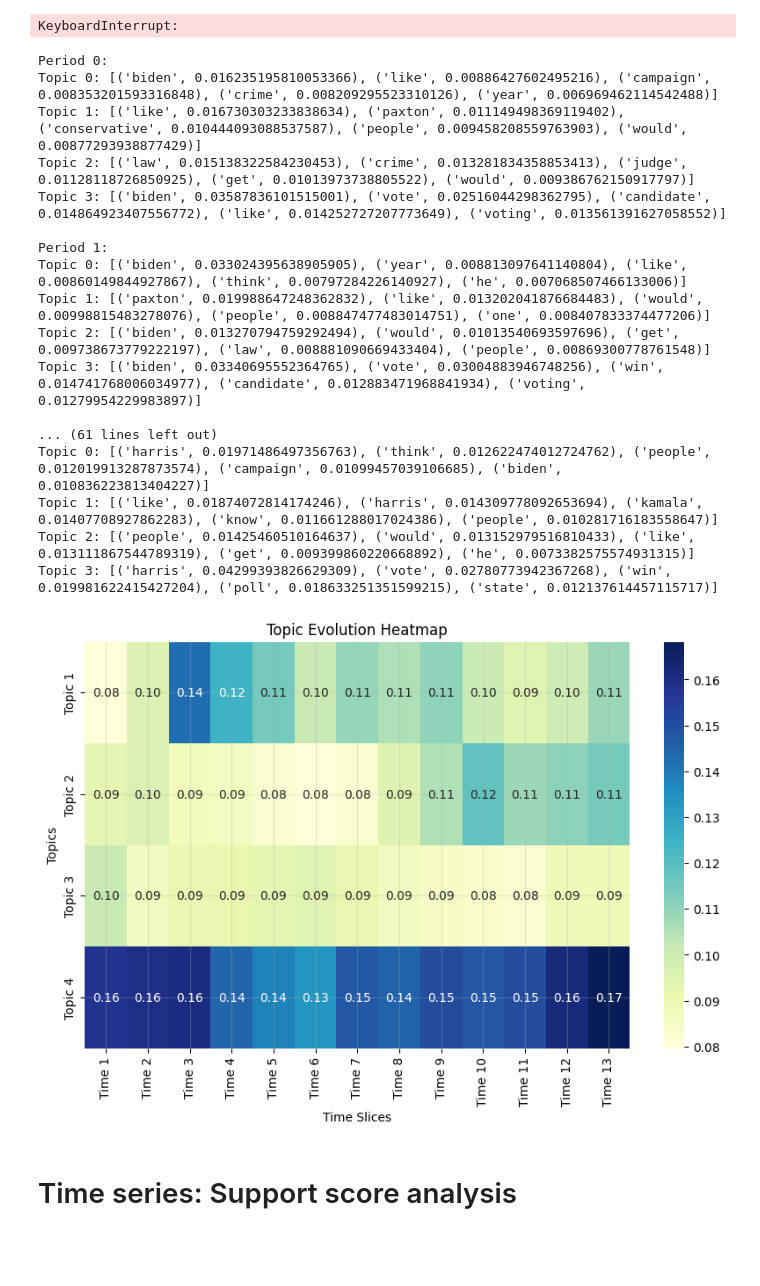
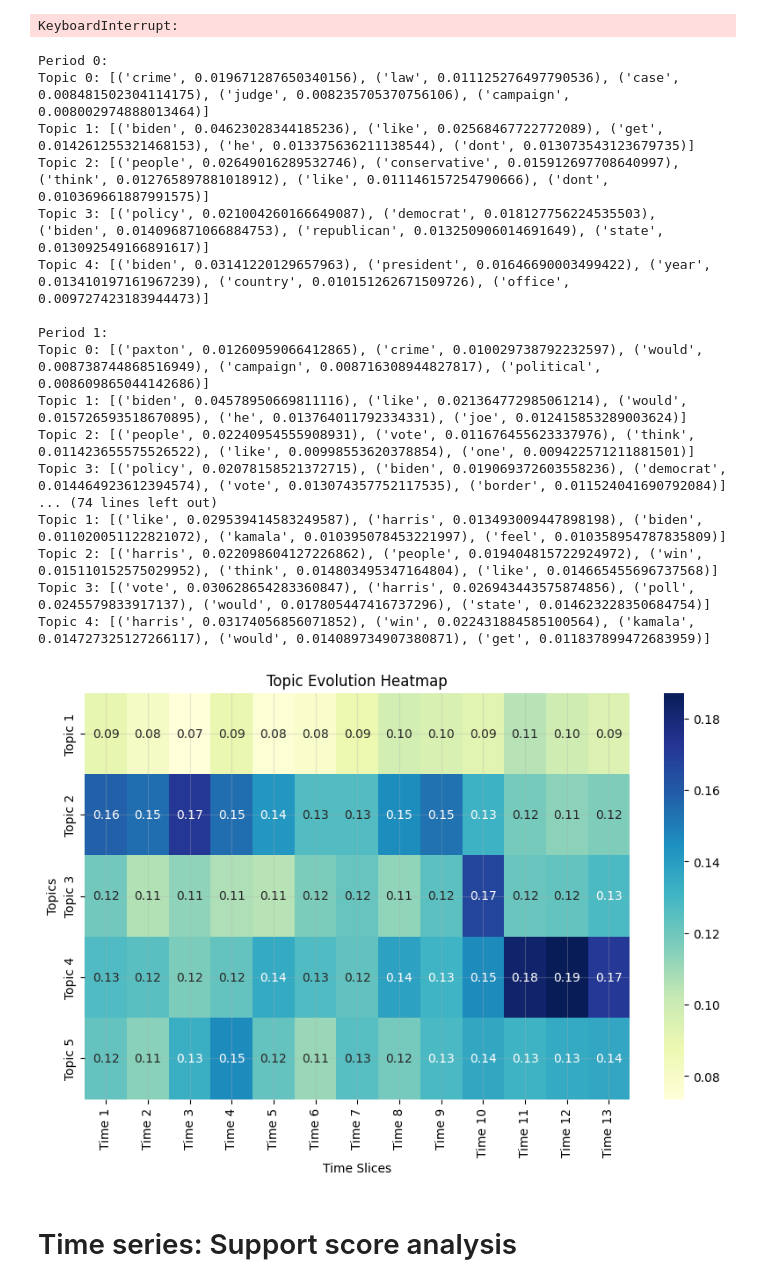
Before and after one commit to bnvulpe/votecore, a Jupyter notebook: scripts/data_mining.ipynb, the cells around one changed output. Drawn from its saved outputs; the diff is of its cells as text; code cells hidden in the pictures; blank space fills up the shorter version.

Commit message:
updated interpretation and topic output

```diff
--- a/scripts/data_mining.ipynb
+++ b/scripts/data_mining.ipynb
@@ -353,3 +334,6 @@ dtm = LdaSeqModel(
+# %%
+# load model
+dtm = LdaSeqModel.load('./dtm_model_5topics_0_100chanin_biweekly')
 # %%
 def print_topic_evolution(model, periods=None):
     """
@@ -366,22 +350,22 @@ def print_topic_evolution(model, periods=None):
 print_topic_evolution(dtm)
 # %% [output]
 Period 0:
-Topic 0: [('biden', 0.016235195810053366), ('like', 0.00886427602495216), ('campaign', 0.008353201593316848), ('crime', 0.008209295523310126), ('year', 0.006969462114542488)]
-Topic 1: [('like', 0.016730303233838634), ('paxton', 0.011149498369119402), ('conservative', 0.010444093088537587), ('people', 0.009458208559763903), ('would', 0.00877293938877429)]
-Topic 2: [('law', 0.015138322584230453), ('crime', 0.013281834358853413), ('judge', 0.01128118726850925), ('get', 0.01013973738805522), ('would', 0.009386762150917797)]
-Topic 3: [('biden', 0.03587836101515001), ('vote', 0.02516044298362795), ('candidate', 0.014864923407556772), ('like', 0.014252727207773649), ('voting', 0.013561391627058552)]
+Topic 0: [('crime', 0.019671287650340156), ('law', 0.011125276497790536), ('case', 0.008481502304114175), ('judge', 0.008235705370756106), ('campaign', 0.008002974888013464)]
+Topic 1: [('biden', 0.04623028344185236), ('like', 0.02568467722772089), ('get', 0.014261255321468153), ('he', 0.013375636211138544), ('dont', 0.013073543123679735)]
+Topic 2: [('people', 0.02649016289532746), ('conservative', 0.015912697708640997), ('think', 0.012765897881018912), ('like', 0.011146157254790666), ('dont', 0.010369661887991575)]
+Topic 3: [('policy', 0.021004260166649087), ('democrat', 0.018127756224535503), ('biden', 0.014096871066884753), ('republican', 0.013250906014691649), ('state', 0.013092549166891617)]
+Topic 4: [('biden', 0.03141220129657963), ('president', 0.01646690003499422), ('year', 0.013410197161967239), ('country', 0.010151262671509726), ('office', 0.009727423183944473)]
 
 Period 1:
-Topic 0: [('biden', 0.033024395638905905), ('year', 0.008813097641140804), ('like', 0.00860149844927867), ('think', 0.00797284226140927), ('he', 0.007068507466133006)]
-Topic 1: [('paxton', 0.019988647248362832), ('like', 0.013202041876684483), ('would', 0.00998815483278076), ('people', 0.008847477483014751), ('one', 0.008407833374477206)]
-Topic 2: [('biden', 0.013270794759292494), ('would', 0.01013540693597696), ('get', 0.009738673779222197), ('law', 0.008881090669433404), ('people', 0.00869300778761548)]
-Topic 3: [('biden', 0.03340695552364765), ('vote', 0.03004883946748256), ('win', 0.014741768006034977), ('candidate', 0.012883471968841934), ('voting', 0.01279954229983897)]
-
-... (61 lines left out)
-Topic 0: [('harris', 0.01971486497356763), ('think', 0.012622474012724762), ('people', 0.012019913287873574), ('campaign', 0.01099457039106685), ('biden', 0.010836223813404227)]
-Topic 1: [('like', 0.01874072814174246), ('harris', 0.014309778092653694), ('kamala', 0.01407708927862283), ('know', 0.011661288017024386), ('people', 0.010281716183558647)]
-Topic 2: [('people', 0.01425460510164637), ('would', 0.013152979516810433), ('like', 0.013111867544789319), ('get', 0.009399860220668892), ('he', 0.0073382575574931315)]
-Topic 3: [('harris', 0.04299393826629309), ('vote', 0.02780773942367268), ('win', 0.019981622415427204), ('poll', 0.018633251351599215), ('state', 0.012137614457115717)]
+Topic 0: [('paxton', 0.01260959066412865), ('crime', 0.010029738792232597), ('would', 0.008738744868516949), ('campaign', 0.008716308944827817), ('political', 0.008609865044142686)]
+Topic 1: [('biden', 0.04578950669811116), ('like', 0.021364772985061214), ('would', 0.015726593518670895), ('he', 0.013764011792334331), ('joe', 0.012415853289003624)]
+Topic 2: [('people', 0.02240954555908931), ('vote', 0.011676455623337976), ('think', 0.011423655575526522), ('like', 0.00998553620378854), ('one', 0.009422571211881501)]
+Topic 3: [('policy', 0.02078158521372715), ('biden', 0.019069372603558236), ('democrat', 0.014464923612394574), ('vote', 0.013074357752117535), ('border', 0.011524041690792084)]
+... (74 lines left out)
+Topic 1: [('like', 0.029539414583249587), ('harris', 0.013493009447898198), ('biden', 0.011020051122821072), ('kamala', 0.010395078453221997), ('feel', 0.010358954787835809)]
+Topic 2: [('harris', 0.022098604127226862), ('people', 0.019404815722924972), ('win', 0.015110152575029952), ('think', 0.014803495347164804), ('like', 0.014665455696737568)]
+Topic 3: [('vote', 0.030628654283360847), ('harris', 0.026943443575874856), ('poll', 0.0245579833917137), ('would', 0.017805447416737296), ('state', 0.014623228350684754)]
+Topic 4: [('harris', 0.03174056856071852), ('win', 0.022431884585100564), ('kamala', 0.014727325127266117), ('would', 0.014089734907380871), ('get', 0.011837899472683959)]
 # %%
 def get_topic_word_distributions(model, num_topics, time_slices, top_n=10):
     """
@@ -390,35 +374,35 @@ def get_topic_word_distributions(model, num_topics, time_slices, top_n=10):
     # Initialize an array to store topic word distributions
     topic_evolution = np.zeros((num_topics, time_slices))
 
     # Iterate over each time slice and extract the topic-word distributions
     for t in range(time_slices):
         for topic in range(num_topics):
             # Get the top words for the topic at the current time slice
             top_terms = model.print_topics(time=t)[topic][:top_n]
 
             # Calculate the total weight of the topic's top words for this time slice
             total_weight = sum(weight for _, weight in top_terms)
             topic_evolution[topic, t] += total_weight
 
     return topic_evolution
 
 # Assuming dtm is your trained LdaSeqModel
-num_topics = 4  # Number of topics
+num_topics = 5  # Number of topics
 
 # Get the topic evolution over time
 topic_evolution = get_topic_word_distributions(dtm, num_topics, len(time_slices))
 
 # Plot the heatmap
 plt.figure(figsize=(10, 6))
 sns.heatmap(topic_evolution, cmap="YlGnBu", cbar=True, annot=True, fmt=".2f",
             xticklabels=[f'Time {i+1}' for i in range(len(time_slices))],
             yticklabels=[f'Topic {i+1}' for i in range(num_topics)])
 plt.title("Topic Evolution Heatmap")
 plt.xlabel("Time Slices")
 plt.ylabel("Topics")
 plt.show()
 # %% [output]
-[figure, old version]
+[figure, new version]
 # %%
 # save model
 dtm.save('dtm_model_4topics_0_100chanin_biweekly')
```
Also changed, not shown: parts of 5 cells of this notebook, 3 other files.
